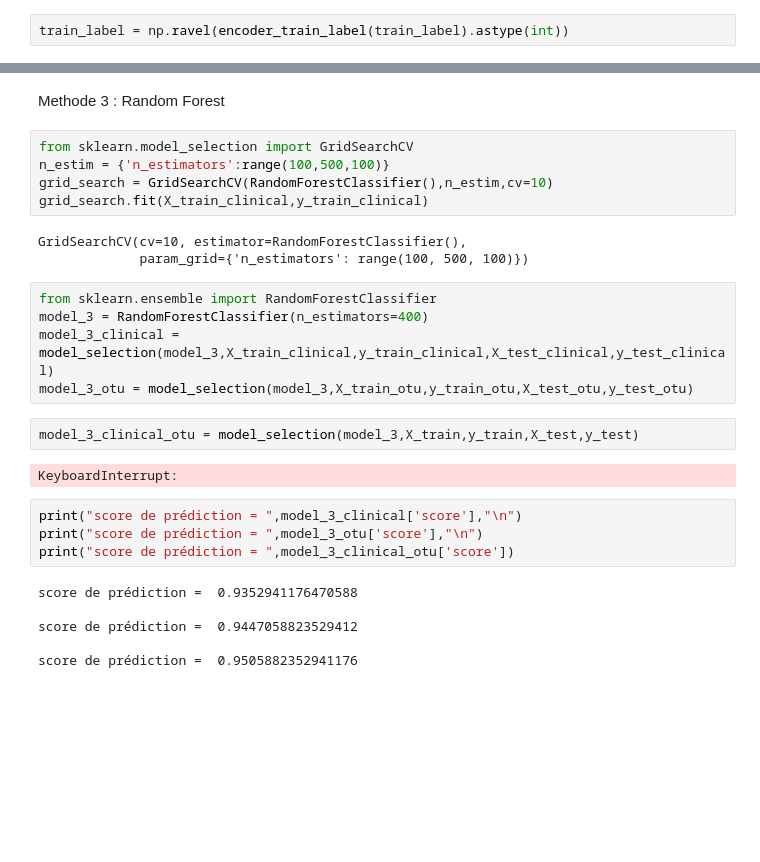
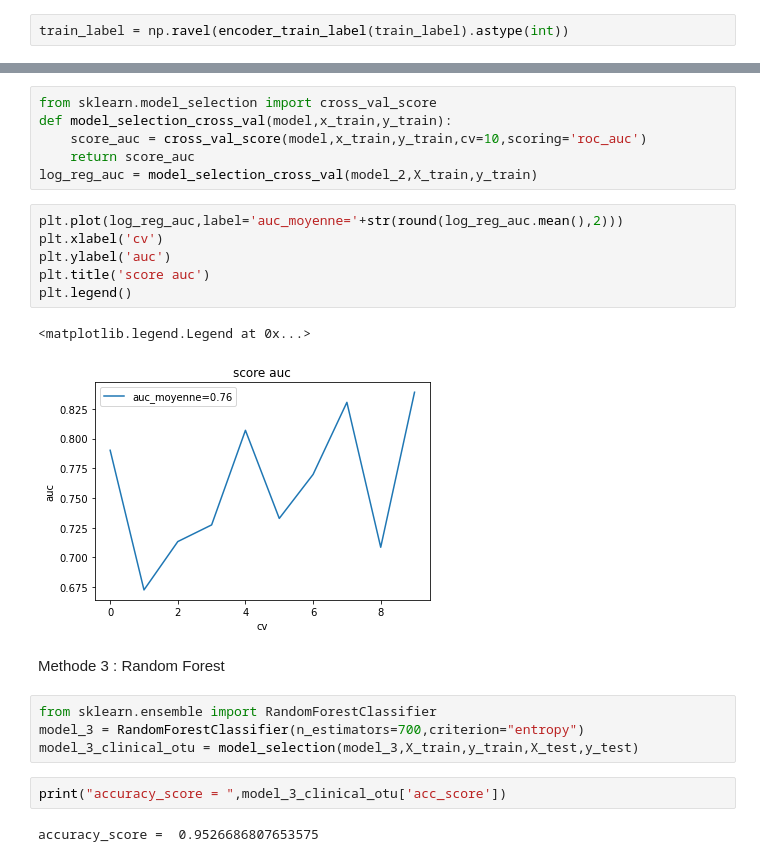
Before and after one commit to HadramiNdoye/Devoir_1_fouille_texte, a Jupyter notebook: Devoir_1.ipynb, the cells around one changed output, grey strips where cells are left out. Saved outputs shown, nothing was run; the diff lists cells and outputs as text; blank space fills up the shorter version.

```diff
--- a/Devoir_1.ipynb
+++ b/Devoir_1.ipynb
@@ -302,29 +234,25 @@ plt.legend()
+# %%
+from sklearn.model_selection import cross_val_score
+def model_selection_cross_val(model,x_train,y_train):
+    score_auc = cross_val_score(model,x_train,y_train,cv=10,scoring='roc_auc')
+    return score_auc
+log_reg_auc = model_selection_cross_val(model_2,X_train,y_train)
+# %%
+plt.plot(log_reg_auc,label='auc_moyenne='+str(round(log_reg_auc.mean(),2)))
+plt.xlabel('cv')
+plt.ylabel('auc')
+plt.title('score auc')
+plt.legend()
+# %% [output]
+<matplotlib.legend.Legend at 0x...>
+[figure, added]
 # %% [markdown]
 Methode 3 : Random Forest
-# %%
-from sklearn.model_selection import GridSearchCV
-n_estim = {'n_estimators':range(100,500,100)}
-grid_search = GridSearchCV(RandomForestClassifier(),n_estim,cv=10)
-grid_search.fit(X_train_clinical,y_train_clinical)
-# %% [output]
-GridSearchCV(cv=10, estimator=RandomForestClassifier(),
-             param_grid={'n_estimators': range(100, 500, 100)})
 # %%
 from sklearn.ensemble import RandomForestClassifier
-model_3 = RandomForestClassifier(n_estimators=400)
-model_3_clinical = model_selection(model_3,X_train_clinical,y_train_clinical,X_test_clinical,y_test_clinical)
-model_3_otu = model_selection(model_3,X_train_otu,y_train_otu,X_test_otu,y_test_otu)
+model_3 = RandomForestClassifier(n_estimators=700,criterion="entropy")
+model_3_clinical_otu = model_selection(model_3,X_train,y_train,X_test,y_test)
-# %%
-model_3_clinical_otu = model_selection(model_3,X_train,y_train,X_test,y_test)
-# %% [output]
-KeyboardInterrupt:
 # %%
-print("score de prédiction = ",model_3_clinical['score'],"\n")
-print("score de prédiction = ",model_3_otu['score'],"\n")
-print("score de prédiction = ",model_3_clinical_otu['score'])
+print("accuracy_score = ",model_3_clinical_otu['acc_score'])
 # %% [output]
-score de prédiction =  0.9352941176470588
-
-score de prédiction =  0.9447058823529412
-
-score de prédiction =  0.9505882352941176
+accuracy_score =  0.9526686807653575
```
Also changed, not shown: parts of 83 cells of this notebook.
